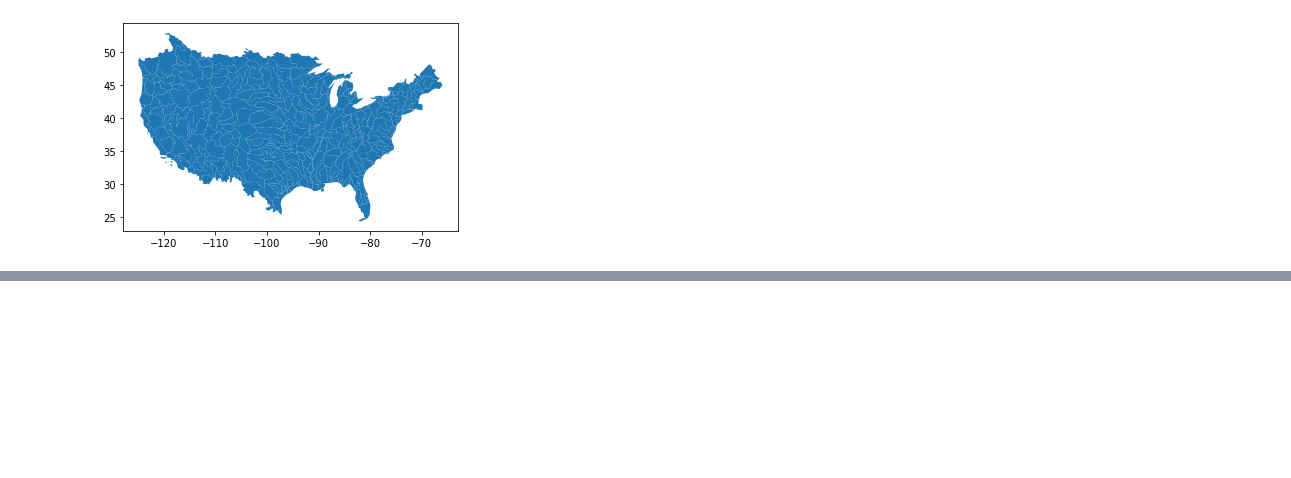
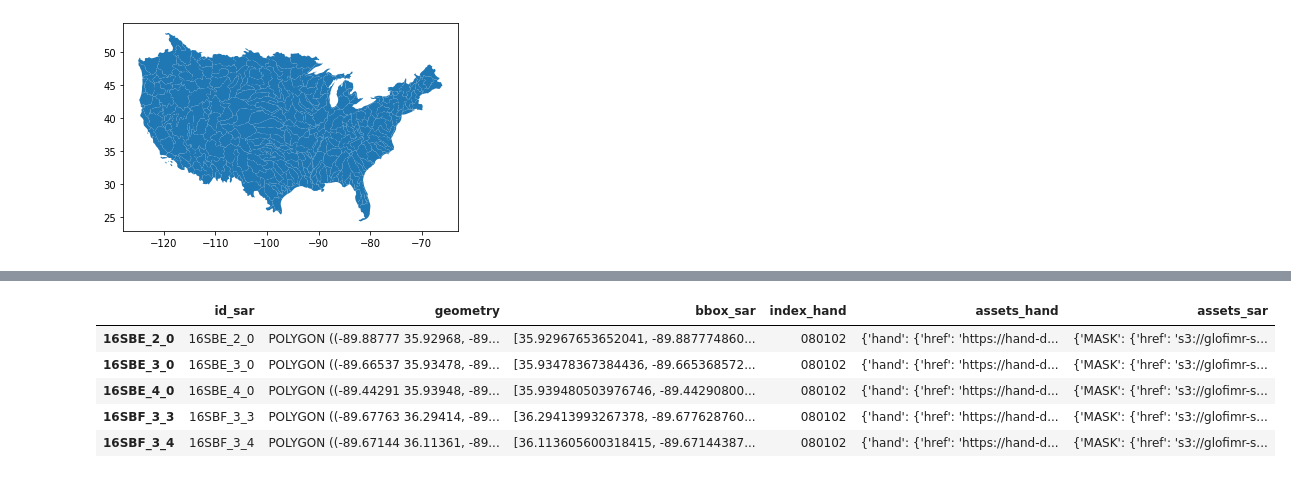
Before and after one commit to azavea/noaa-flood-mapping, a Jupyter notebook: catalogs/glofimr-s1/sjoin.ipynb, the cells around one changed output, grey strips where cells are left out. Drawn from its saved outputs; the diff is of its cells as text; code cells hidden in the pictures; blank space fills up the shorter version.

```diff
--- a/catalogs/glofimr-s1/sjoin.ipynb
+++ b/catalogs/glofimr-s1/sjoin.ipynb
@@ -33,4 +18,3 @@ sar_df.plot()
 # %%
 hand_catalog = pystac.Collection.from_file("./data/hand-catalog/collection.json")
 hand_df = pystac_catalog_to_dataframe(hand_catalog)
-hand_df = hand_df.to_crs("EPSG:4326")
@@ -111,0 +51,9 @@ sar_hand_df.apply(assets_to_s3_url, axis=1).apply(coregister_row, axis=1)
+# %%
+sar_hand_df.head()
+# %% [output]
+|  | id_sar | geometry | bbox_sar | index_hand | assets_hand | assets_sar |
+| 16SBE_2_0 | 16SBE_2_0 | POLYGON ((-89.88777 35.92968, -89... | [35.92967653652041, -89.887774860... | 080102 | {'hand': {'href': 'https://hand-d... | {'MASK': {'href': 's3://glofimr-s... |
+| 16SBE_3_0 | 16SBE_3_0 | POLYGON ((-89.66537 35.93478, -89... | [35.93478367384436, -89.665368572... | 080102 | {'hand': {'href': 'https://hand-d... | {'MASK': {'href': 's3://glofimr-s... |
+| 16SBE_4_0 | 16SBE_4_0 | POLYGON ((-89.44291 35.93948, -89... | [35.939480503976746, -89.44290800... | 080102 | {'hand': {'href': 'https://hand-d... | {'MASK': {'href': 's3://glofimr-s... |
+| 16SBF_3_3 | 16SBF_3_3 | POLYGON ((-89.67763 36.29414, -89... | [36.29413993267378, -89.677628760... | 080102 | {'hand': {'href': 'https://hand-d... | {'MASK': {'href': 's3://glofimr-s... |
+| 16SBF_3_4 | 16SBF_3_4 | POLYGON ((-89.67144 36.11361, -89... | [36.113605600318415, -89.67144387... | 080102 | {'hand': {'href': 'https://hand-d... | {'MASK': {'href': 's3://glofimr-s... |
```
Also changed, not shown: parts of 12 cells of this notebook, 1 other file.
